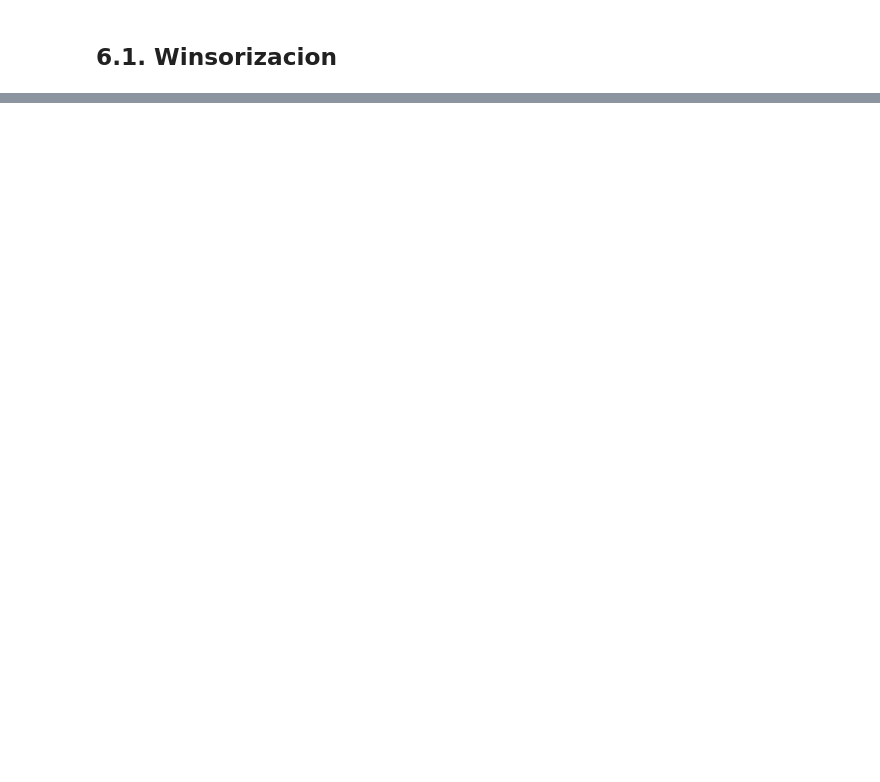
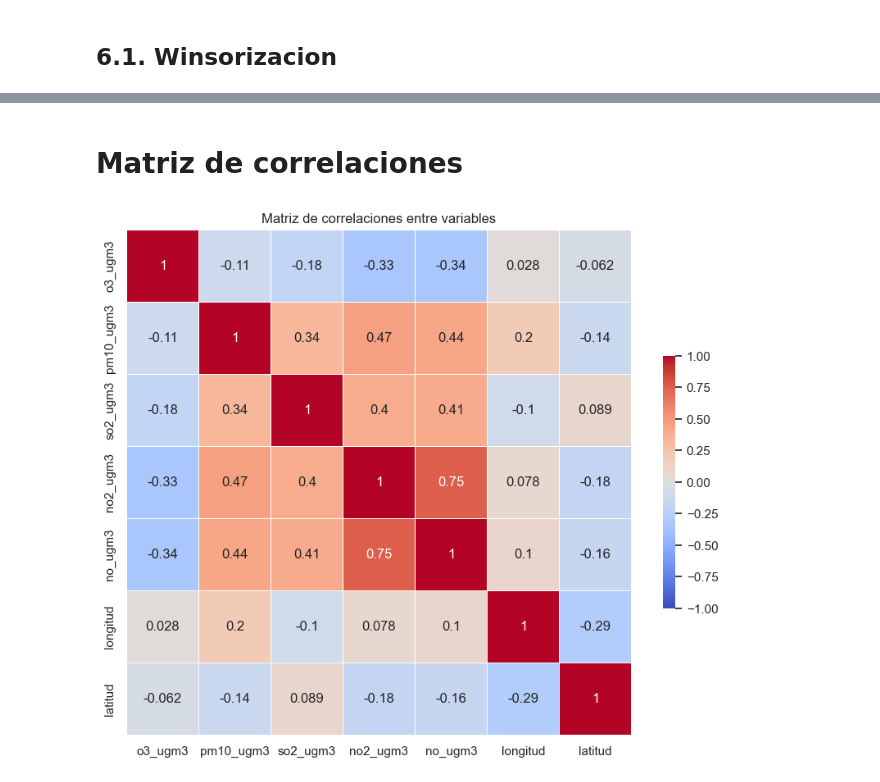
Before and after one commit to japinuela/Ejercicios-Repaso-Python-ML, a Jupyter notebook: Practica_Python-EDA.ipynb, the cells around one changed output, grey strips where cells are left out. Saved outputs shown, nothing was run; the diff lists cells and outputs as text; code cells hidden in the pictures; blank space fills up the shorter version.

```diff
--- a/Practica_Python-EDA.ipynb
+++ b/Practica_Python-EDA.ipynb
@@ -434,0 +529,18 @@ KeyError: 'no2ugm3_w'
+# %% [markdown]
+# Matriz de correlaciones
+# %%
+num_variables = df_limpio.select_dtypes(include=[np.number])
+
+# Calculamos la matriz de coeficientes de correlación entre las variables numéricas
+correlacion = num_variables.corr()
+
+# Configuración del gráfico de correlación
+plt.figure(figsize=(10, 8))
+
+# Gráfico de correlaciones utilizando un mapa de calor
+sns.heatmap(correlacion, annot=True, cmap='coolwarm', center=0, square=True, linewidths=.5, cbar_kws={"shrink": .5}, vmin=-1, vmax=1)
+
+plt.title('Matriz de correlaciones entre variables')
+plt.show()
+# %% [output]
+[figure, added]
```
Also changed, not shown: parts of 15 cells of this notebook.
